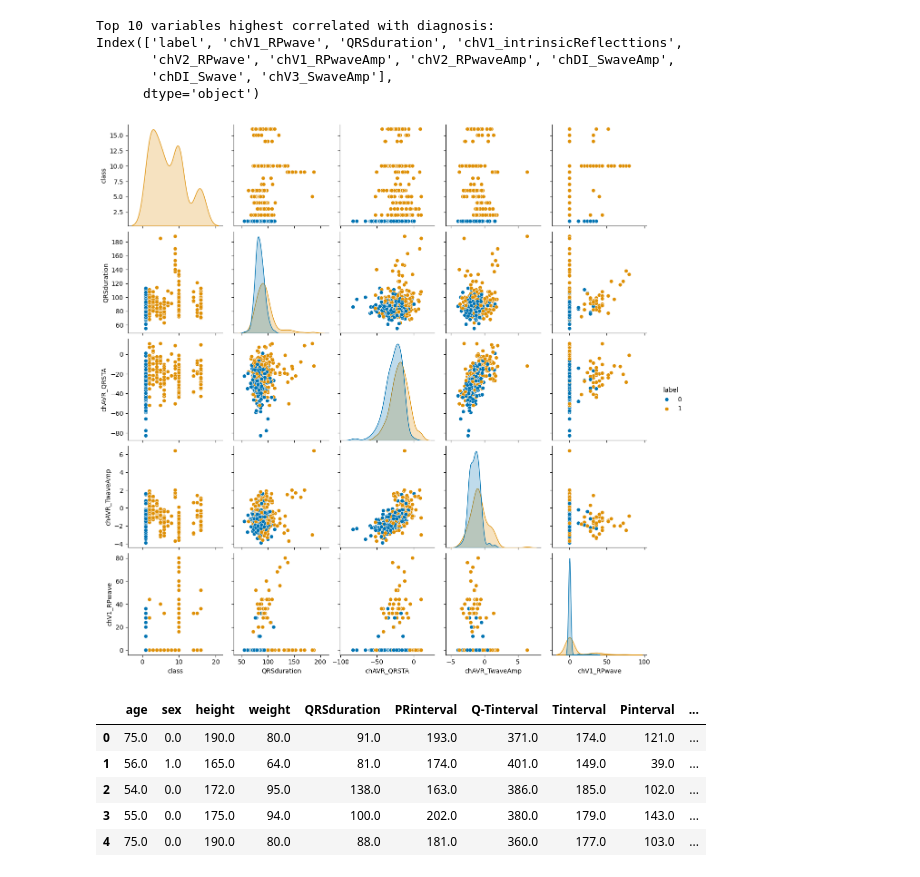
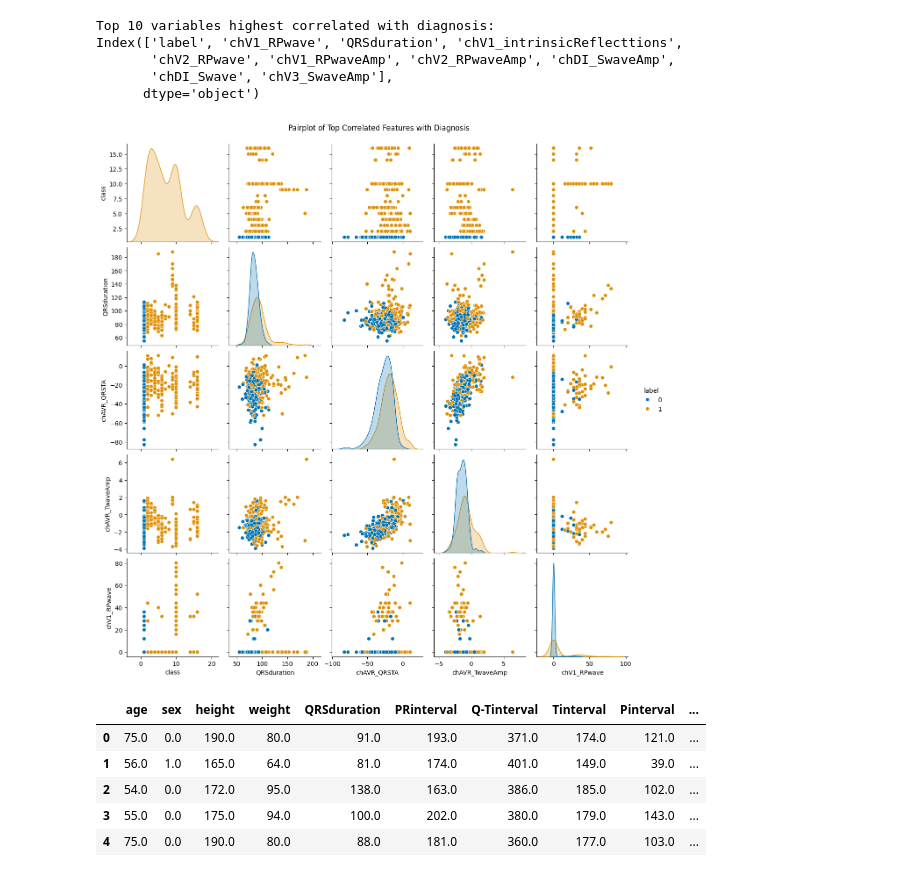
Before and after one commit to DataScientest-Studio/jan24_bds_int_atrial_fibrillation, a Jupyter notebook: notebooks/1A_EDA_UCI_Bilkent_Dataset.ipynb, the cells around one changed output. Saved outputs shown, nothing was run; the diff lists cells and outputs as text; code cells hidden in the pictures.

```diff
--- a/notebooks/1A_EDA_UCI_Bilkent_Dataset.ipynb
+++ b/notebooks/1A_EDA_UCI_Bilkent_Dataset.ipynb
@@ -35,6 +38,7 @@ Imported libraries successfully.
 # %%
 # set the style for the notebook, in this case colorblind, alternative would be grayscale
 uf.set_custom_palette("colorblind")
+figures_folder = '../figures'
 # %% [markdown]
 # Importing the dataset
 # %%
@@ -635,25 +697,30 @@ Index(['label', 'chV1_RPwave', 'QRSduration', 'chV1_intrinsicReflecttions',
        'chDI_Swave', 'chV3_SwaveAmp'],
       dtype='object')
 # %%
-## Display the five highest correlated variables in pairplots marked by different conditions
-
 # Compute correlation matrix
 corr_matrix = df.corr()
 
 # Sort correlations with respect to 'diagnosis' column
 corr_with_diagnosis_binary = corr_matrix['label'].sort_values(ascending=False)
 
 # Select top 5 correlated columns (excluding 'diagnosis_binary' itself)
 top_correlated_columns = corr_with_diagnosis_binary.index[1:6]
 
 # Select those columns along with 'diagnosis_binary' for pairplot
 pairplot_data = df[['label'] + list(top_correlated_columns)]
 
 # Create pairplot
-sns.pairplot(pairplot_data, hue='label')
+pairplot = sns.pairplot(pairplot_data, hue='label')
+pairplot.fig.suptitle('Pairplot of Top Correlated Features with Diagnosis', y=1.02)
+
+# Save the plot into the figures folder with a proper filename prefix
+filename = 'uci_pairplot_top_correlated.png'
+filepath = os.path.join(figures_folder, filename)
+pairplot.savefig(filepath)
+
 plt.show()
 # %% [output]
-[figure, old version]
+[figure, new version]
 # %%
 ## OPTION TWO
 ## Select only interesting columns Delete all unimportant columns
```
Also changed, not shown: parts of 14 cells of this notebook, 23 other files.
